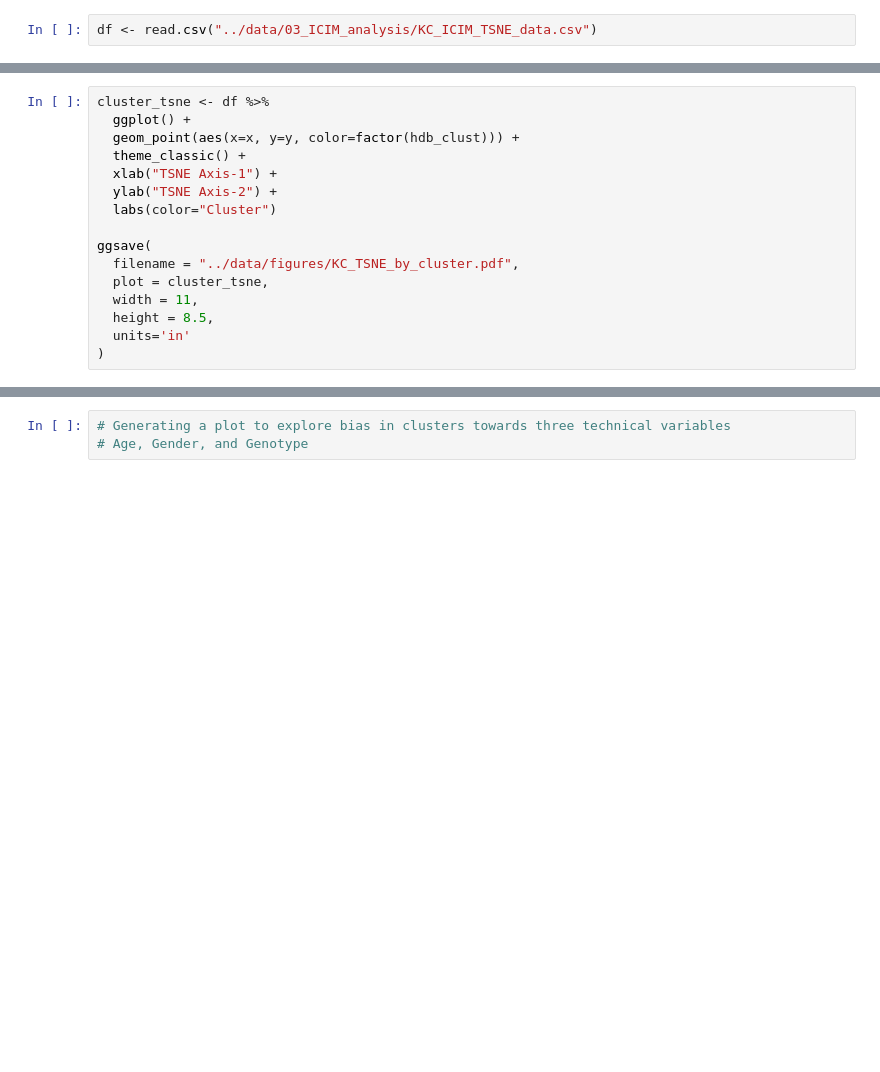
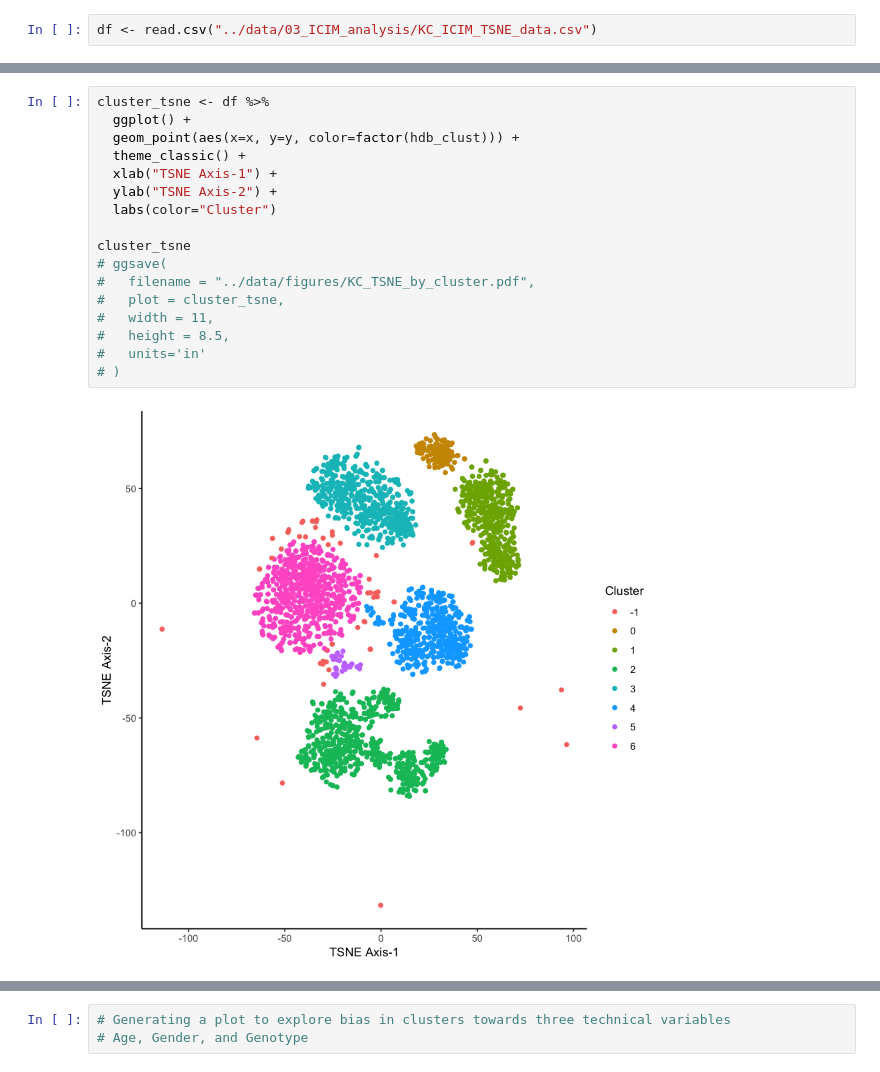
Before and after one commit to DeepSeq-KC/DS_Kenyon_Cells, a Jupyter notebook: notebook/02_plotting_tsne_R.ipynb, the cells around one changed output, grey strips where cells are left out. Saved outputs shown, nothing was run; the diff lists cells and outputs as text; blank space fills up the shorter version.

```diff
--- a/notebook/02_plotting_tsne_R.ipynb
+++ b/notebook/02_plotting_tsne_R.ipynb
@@ -22,19 +26,22 @@ ggsave(
 # %%
 cluster_tsne <- df %>%
   ggplot() +
   geom_point(aes(x=x, y=y, color=factor(hdb_clust))) +
   theme_classic() +
   xlab("TSNE Axis-1") +
   ylab("TSNE Axis-2") +
   labs(color="Cluster")
 
-ggsave(
-  filename = "../data/figures/KC_TSNE_by_cluster.pdf",
-  plot = cluster_tsne,
-  width = 11,
-  height = 8.5,
-  units='in'
-)
+cluster_tsne
+# ggsave(
+#   filename = "../data/figures/KC_TSNE_by_cluster.pdf",
+#   plot = cluster_tsne,
+#   width = 11,
+#   height = 8.5,
+#   units='in'
+# )
+# %% [output]
+[figure, added]
 # %%
 age_tsne <- df %>%
   ggplot() +
```
Also changed, not shown: parts of 4 cells of this notebook.
